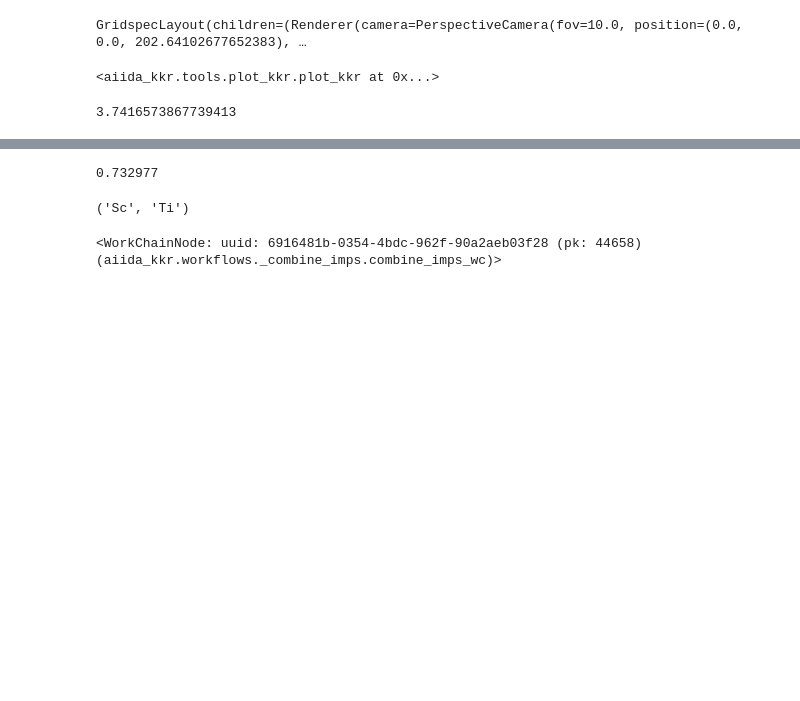
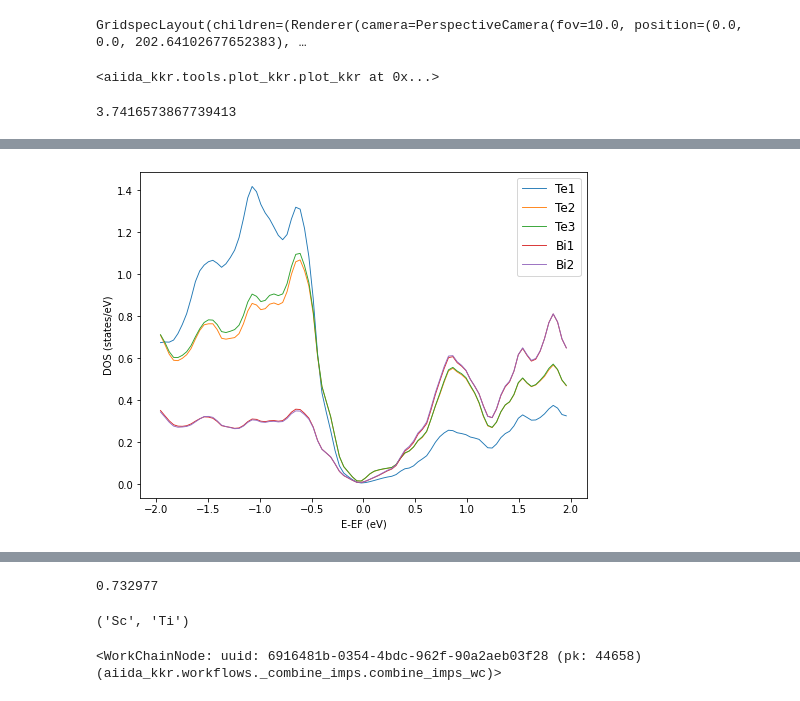
Before and after one commit to RubelMozumder/aiida_daily_work, a Jupyter notebook: Daily_Work_bin/aiida_data_test.ipynb, the cells around one changed output, grey strips where cells are left out. Drawn from its saved outputs; the diff is of its cells as text; code cells hidden in the pictures; blank space fills up the shorter version.

```diff
--- a/Daily_Work_bin/aiida_data_test.ipynb
+++ b/Daily_Work_bin/aiida_data_test.ipynb
@@ -28,5 +28,13 @@ from aiida_kkr.tools import kkrparams, plot_kkr
 import tarfile
 import matplotlib as mpl
+# %%
+options = {
+    'max_wallclock_seconds': 1*36000, # 20h max runtine
+    'resources': {'tot_num_mpiprocs': 96, 'num_machines': 4 }, # only 40 ranks to divide by 10 atoms per unit cell
+    # use correct project in accounting (SBATCH needs to be first in list of custom scheduler commands):
+    'custom_scheduler_commands': '#SBATCH --account=jara0191\n\nulimit -s unlimited; export OMP_STACKSIZE=2g', # make sure stacksize is large
+    'withmpi': True
+}
 # %%
 '<NEWVERSION_BDG>' in kkrparams().values.keys()
 # %% [output]
@@ -282,0 +138,32 @@ candidate :  Bi2Te3_il_3_il_4
+# %%
+## Dos calculation for host crytal
+import matplotlib.pyplot as plt
+wf_parameter = {
+        'nepts': 96,  # number of points in contour
+        'tempr': 200.,  # K, smearing temperature
+        'emin': -10,  # eV, rel to EF, start of energy contour
+        'emax': 5,  # eV       end of energy contour
+        'kmesh': [30, 30, 30],  # kmesh for DOS calculation (typically higher than in scf contour)
+        'RCLUSTZ': None,  # cluster radiu, only used if a value is set
+    }
+node_x = load_node('23b13d9d-6e02-46c7-b3ac-17033b205b19')
+parent = node_x.inputs.parent_folder
+dos_builder = kkr_dos_wc.get_builder()
+dos_builder.remote_data = parent
+dos_builder.options = Dict(dict=options)
+dos_builder.kkr = Code.get_from_string('kkr@claix18_init')
+dos_builder.metadata.label= 'Dos calculation for host Bi_2Te_3'
+dos_builder.wf_parameters = Dict(dict=wf_parameter)
+#dos = submit(dos_builder)  #  105842, 105862(large range)
+dos = load_node(105842) #with structure : 234
+
+plt.figure(figsize=(8,6))
+
+plot_kkr(dos, silent= True, l_channels = False, sum_spins= True,  lw=0.9, iatom=[0,1,2,3,4], label = ['Te1','Te2','Te3','Bi1', 'Bi2'],
+         all_atoms = True, noshow = True, nofig= True)
+
+plt.title('')#r'DOS for $\mathrm{Bi_2Te_3}$')
+plt.legend(fontsize='large')
+plt.show()
+# %% [output]
+[figure, added]
```
Also changed, not shown: parts of 22 cells of this notebook, 15 other files.
